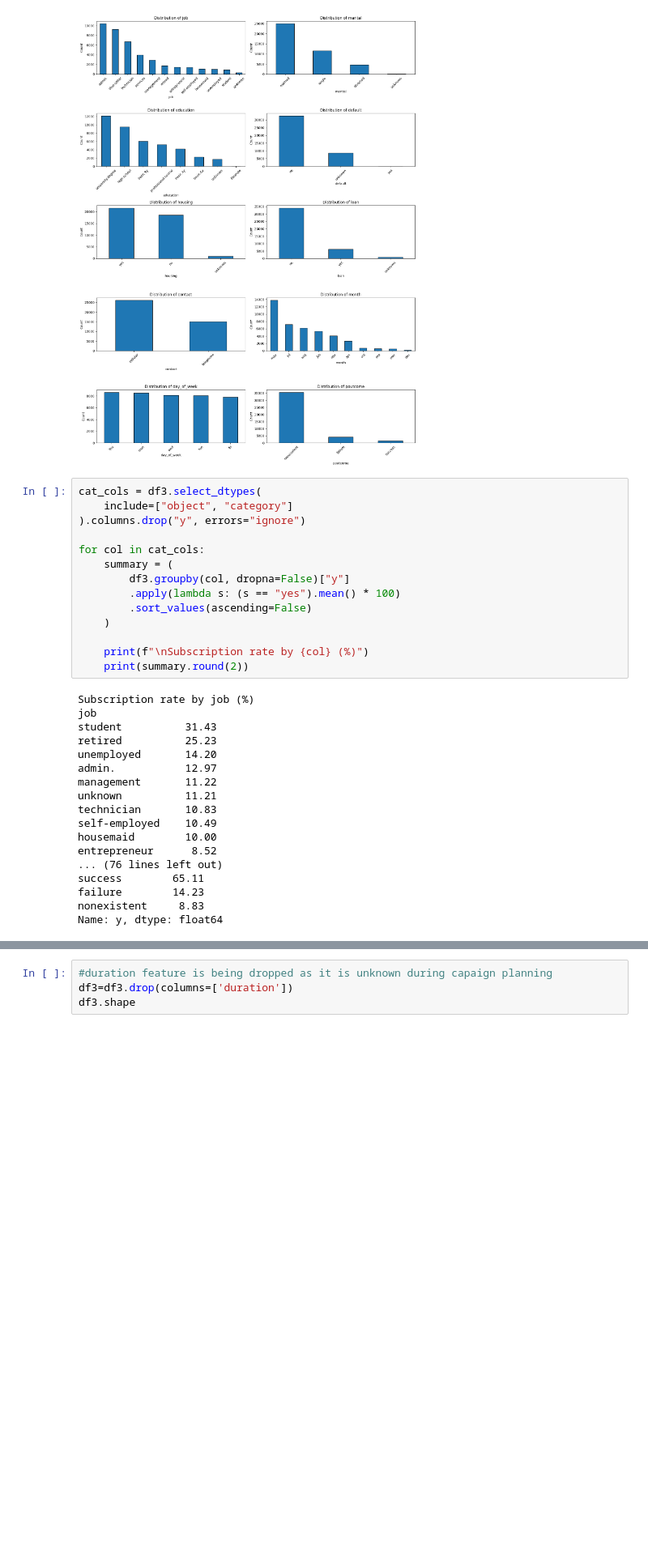
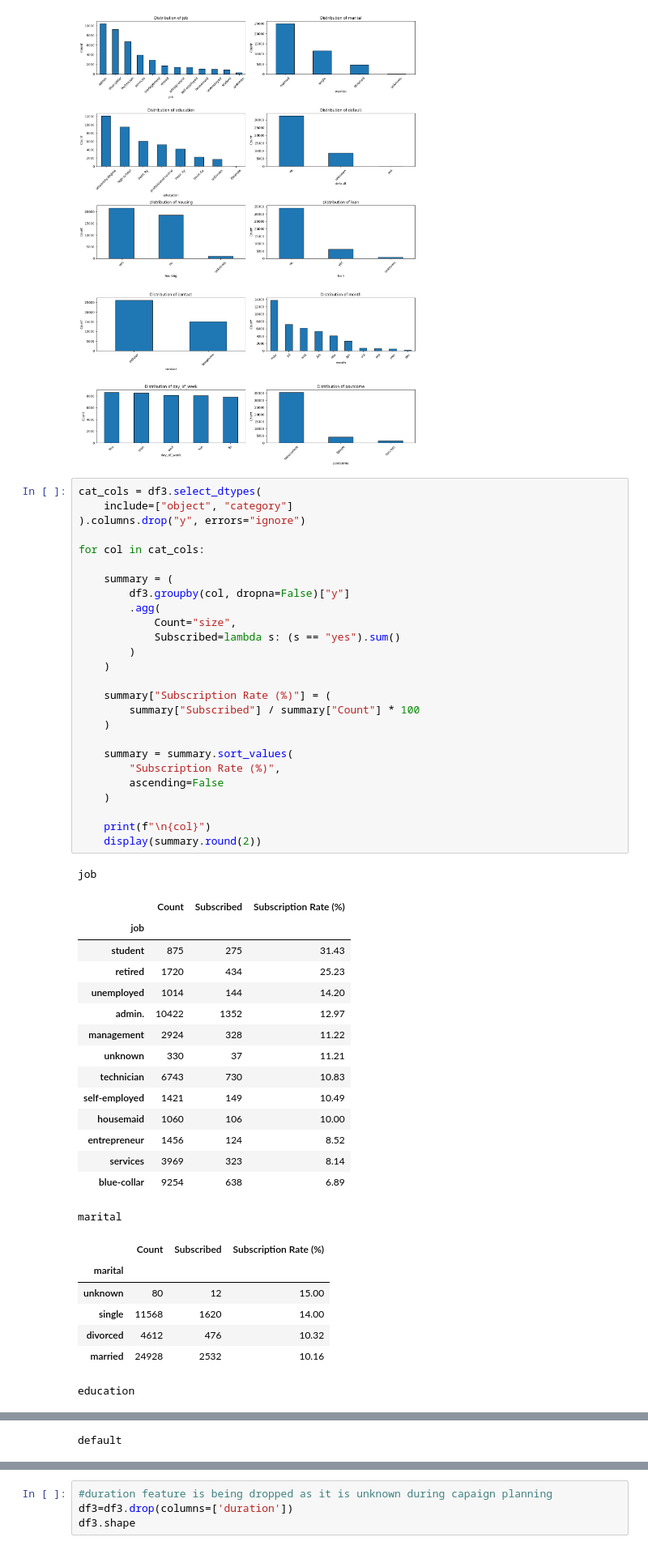
Before and after one commit to navyatripathiji/bank-marketing-practice, a Jupyter notebook: notebooks/01-basiceda.ipynb, the cells around one changed output, grey strips where cells are left out. Shown at 81% size. Cells and saved outputs as stored; diff of their text form; blank space fills up the shorter version.

```diff
--- a/notebooks/01-basiceda.ipynb
+++ b/notebooks/01-basiceda.ipynb
@@ -206,32 +206,50 @@ plt.show()
 # %%
 cat_cols = df3.select_dtypes(
     include=["object", "category"]
 ).columns.drop("y", errors="ignore")
 
 for col in cat_cols:
+
     summary = (
         df3.groupby(col, dropna=False)["y"]
-        .apply(lambda s: (s == "yes").mean() * 100)
-        .sort_values(ascending=False)
+        .agg(
+            Count="size",
+            Subscribed=lambda s: (s == "yes").sum()
+        )
     )
 
-    print(f"\nSubscription rate by {col} (%)")
-    print(summary.round(2))
+    summary["Subscription Rate (%)"] = (
+        summary["Subscribed"] / summary["Count"] * 100
+    )
+
+    summary = summary.sort_values(
+        "Subscription Rate (%)",
+        ascending=False
+    )
+
+    print(f"\n{col}")
+    display(summary.round(2))
 # %% [output]
-Subscription rate by job (%)
 job
-student          31.43
-retired          25.23
-unemployed       14.20
-admin.           12.97
-management       11.22
-unknown          11.21
-technician       10.83
-self-employed    10.49
-housemaid        10.00
-entrepreneur      8.52
-... (76 lines left out)
-success        65.11
-failure        14.23
-nonexistent     8.83
-Name: y, dtype: float64
+|  | Count | Subscribed | Subscription Rate (%) |
+| job |  |  |  |
+| student | 875 | 275 | 31.43 |
+| retired | 1720 | 434 | 25.23 |
+| unemployed | 1014 | 144 | 14.20 |
+| admin. | 10422 | 1352 | 12.97 |
+| management | 2924 | 328 | 11.22 |
+| unknown | 330 | 37 | 11.21 |
+| technician | 6743 | 730 | 10.83 |
+| self-employed | 1421 | 149 | 10.49 |
+| housemaid | 1060 | 106 | 10.00 |
+| entrepreneur | 1456 | 124 | 8.52 |
+| services | 3969 | 323 | 8.14 |
+| blue-collar | 9254 | 638 | 6.89 |
+marital
+|  | Count | Subscribed | Subscription Rate (%) |
+| marital |  |  |  |
+| unknown | 80 | 12 | 15.00 |
+| single | 11568 | 1620 | 14.00 |
+| divorced | 4612 | 476 | 10.32 |
+| married | 24928 | 2532 | 10.16 |
+education
@@ -237,0 +266 @@ Name: y, dtype: float64
+default
```
Also changed, not shown: parts of 5 cells of this notebook, 4 other files.
